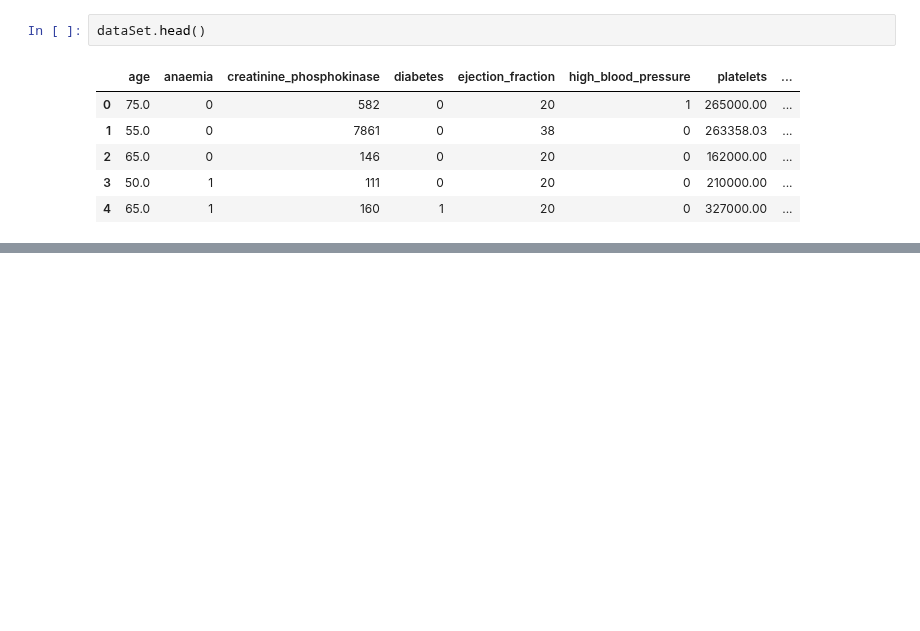
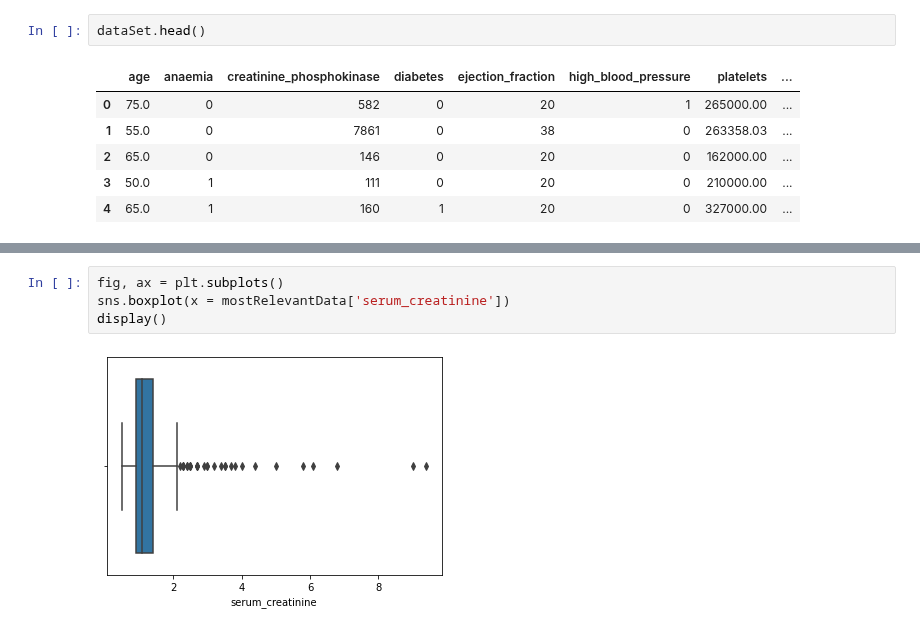
Before and after one commit to Fedenov/Aprendizaje_Automatico_Tarea3, a Jupyter notebook: Tarea3.ipynb, the cells around one changed output, grey strips where cells are left out. Cells and saved outputs as stored; diff of their text form; blank space fills up the shorter version.

```diff
--- a/Tarea3.ipynb
+++ b/Tarea3.ipynb
@@ -29,0 +103,6 @@ dataSet.head()
+# %%
+fig, ax = plt.subplots()
+sns.boxplot(x = mostRelevantData['serum_creatinine'])
+display()
+# %% [output]
+[figure, added]
```
Also changed, not shown: parts of 17 cells of this notebook.
